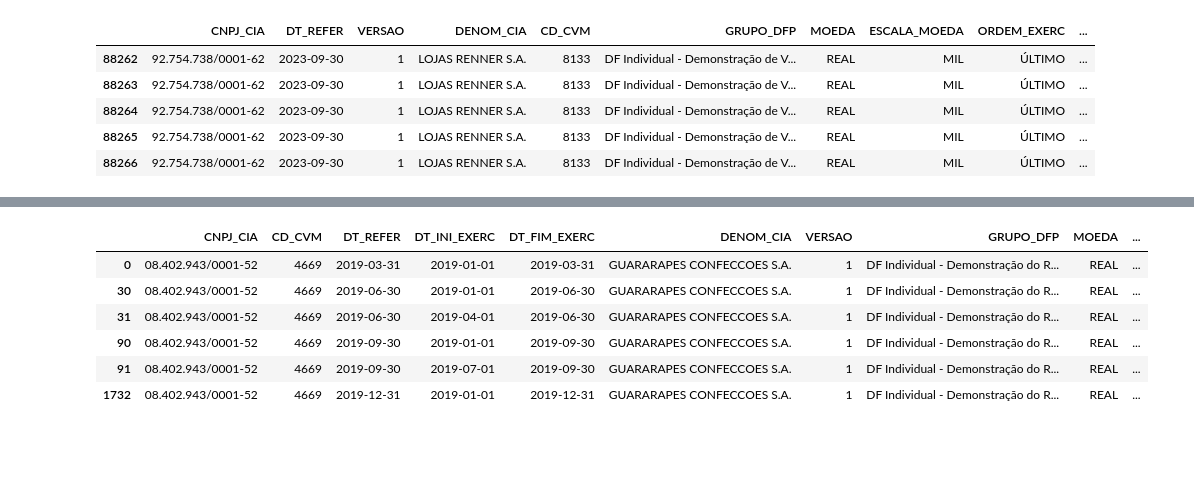
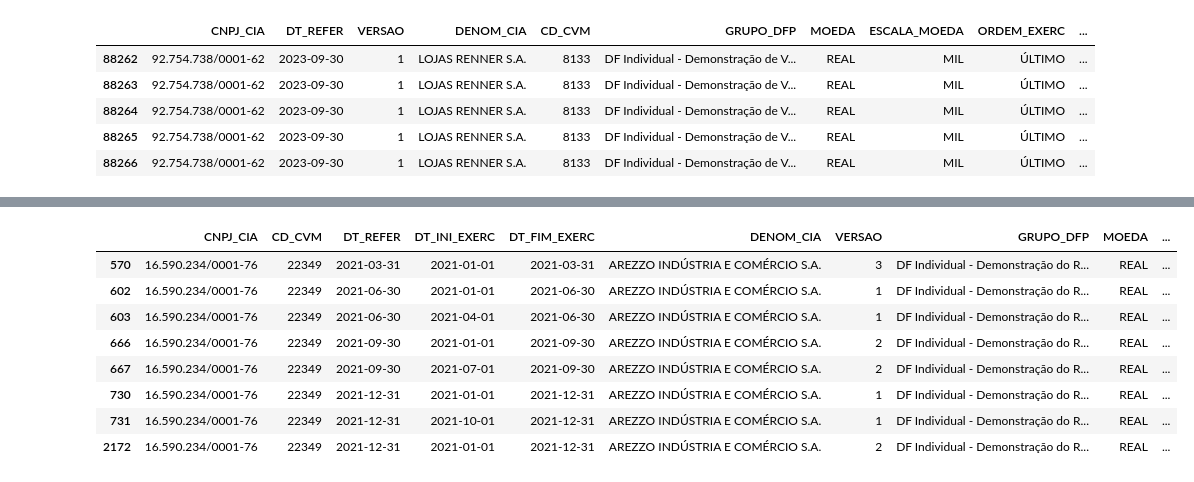
Before and after one commit to Ammo-BI/fpa-peers-comparison, a Jupyter notebook: notebooks/1.1-glt-peers-comparsison-trimester.ipynb, the cells around one changed output, grey strips where cells are left out. Drawn from its saved outputs; the diff is of its cells as text; code cells hidden in the pictures; blank space fills up the shorter version.

```diff
--- a/notebooks/1.1-glt-peers-comparsison-trimester.ipynb
+++ b/notebooks/1.1-glt-peers-comparsison-trimester.ipynb
@@ -205,20 +224,22 @@ dfp_itr_df = dfp_itr_df[dfp_itr_df["GRUPO_DFP"].str.contains("Individual")]
 # %%
 # dfp_itr_df[dfp_itr_df['SALDO_DF']=='Trimestre'][['CNPJ_CIA', 'CD_CVM', 'DENOM_CIA', 'MY_YEAR', 'GRUPO_DFP'
 # , 'CD_CONTA', 'DS_CONTA', 'COLUNA_DF', 'QUARTER', 'VL_CONTA']].sort_values(by=['CNPJ_CIA','CD_CONTA','QUARTER'])
 
 
-guararapes = dfp_itr_df[
-    (dfp_itr_df["CD_CVM"] == 4669)
+loja_exemplo = dfp_itr_df[
+    (dfp_itr_df["CD_CVM"] == 22349)
     & (dfp_itr_df["GRUPO_DFP"] == "DF Individual - Demonstração do Resultado")
     & (dfp_itr_df["CD_CONTA"] == "3.01")
     & (dfp_itr_df["GRUPO_DFP"].str.contains("Individual"))
 ].copy()
-guararapes
+loja_exemplo
 # %% [output]
 |  | CNPJ_CIA | CD_CVM | DT_REFER | DT_INI_EXERC | DT_FIM_EXERC | DENOM_CIA | VERSAO | GRUPO_DFP | MOEDA | ... |
-| 0 | 08.402.943/0001-52 | 4669 | 2019-03-31 | 2019-01-01 | 2019-03-31 | GUARARAPES CONFECCOES S.A. | 1 | DF Individual - Demonstração do R... | REAL | ... |
-| 30 | 08.402.943/0001-52 | 4669 | 2019-06-30 | 2019-01-01 | 2019-06-30 | GUARARAPES CONFECCOES S.A. | 1 | DF Individual - Demonstração do R... | REAL | ... |
-| 31 | 08.402.943/0001-52 | 4669 | 2019-06-30 | 2019-04-01 | 2019-06-30 | GUARARAPES CONFECCOES S.A. | 1 | DF Individual - Demonstração do R... | REAL | ... |
-| 90 | 08.402.943/0001-52 | 4669 | 2019-09-30 | 2019-01-01 | 2019-09-30 | GUARARAPES CONFECCOES S.A. | 1 | DF Individual - Demonstração do R... | REAL | ... |
-| 91 | 08.402.943/0001-52 | 4669 | 2019-09-30 | 2019-07-01 | 2019-09-30 | GUARARAPES CONFECCOES S.A. | 1 | DF Individual - Demonstração do R... | REAL | ... |
-| 1732 | 08.402.943/0001-52 | 4669 | 2019-12-31 | 2019-01-01 | 2019-12-31 | GUARARAPES CONFECCOES S.A. | 1 | DF Individual - Demonstração do R... | REAL | ... |
+| 570 | 16.590.234/0001-76 | 22349 | 2021-03-31 | 2021-01-01 | 2021-03-31 | AREZZO INDÚSTRIA E COMÉRCIO S.A. | 3 | DF Individual - Demonstração do R... | REAL | ... |
+| 602 | 16.590.234/0001-76 | 22349 | 2021-06-30 | 2021-01-01 | 2021-06-30 | AREZZO INDÚSTRIA E COMÉRCIO S.A. | 1 | DF Individual - Demonstração do R... | REAL | ... |
+| 603 | 16.590.234/0001-76 | 22349 | 2021-06-30 | 2021-04-01 | 2021-06-30 | AREZZO INDÚSTRIA E COMÉRCIO S.A. | 1 | DF Individual - Demonstração do R... | REAL | ... |
+| 666 | 16.590.234/0001-76 | 22349 | 2021-09-30 | 2021-01-01 | 2021-09-30 | AREZZO INDÚSTRIA E COMÉRCIO S.A. | 2 | DF Individual - Demonstração do R... | REAL | ... |
+| 667 | 16.590.234/0001-76 | 22349 | 2021-09-30 | 2021-07-01 | 2021-09-30 | AREZZO INDÚSTRIA E COMÉRCIO S.A. | 2 | DF Individual - Demonstração do R... | REAL | ... |
+| 730 | 16.590.234/0001-76 | 22349 | 2021-12-31 | 2021-01-01 | 2021-12-31 | AREZZO INDÚSTRIA E COMÉRCIO S.A. | 1 | DF Individual - Demonstração do R... | REAL | ... |
+| 731 | 16.590.234/0001-76 | 22349 | 2021-12-31 | 2021-10-01 | 2021-12-31 | AREZZO INDÚSTRIA E COMÉRCIO S.A. | 1 | DF Individual - Demonstração do R... | REAL | ... |
+| 2172 | 16.590.234/0001-76 | 22349 | 2021-12-31 | 2021-01-01 | 2021-12-31 | AREZZO INDÚSTRIA E COMÉRCIO S.A. | 2 | DF Individual - Demonstração do R... | REAL | ... |
```
Also changed, not shown: parts of 38 cells of this notebook, 6 other files.
